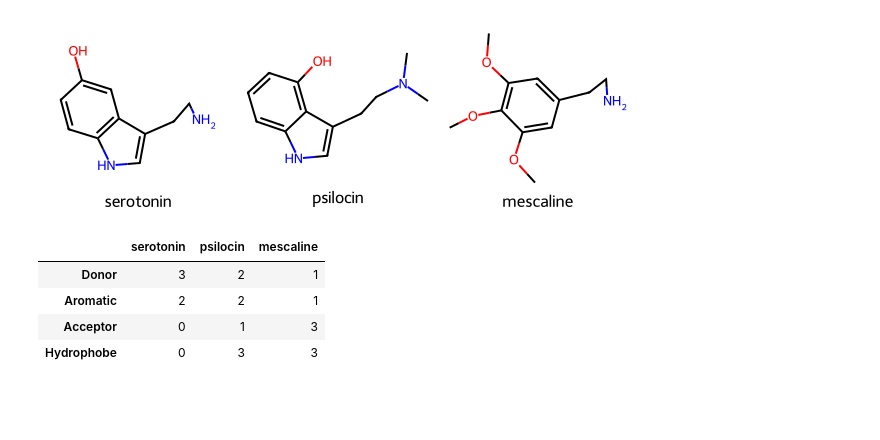
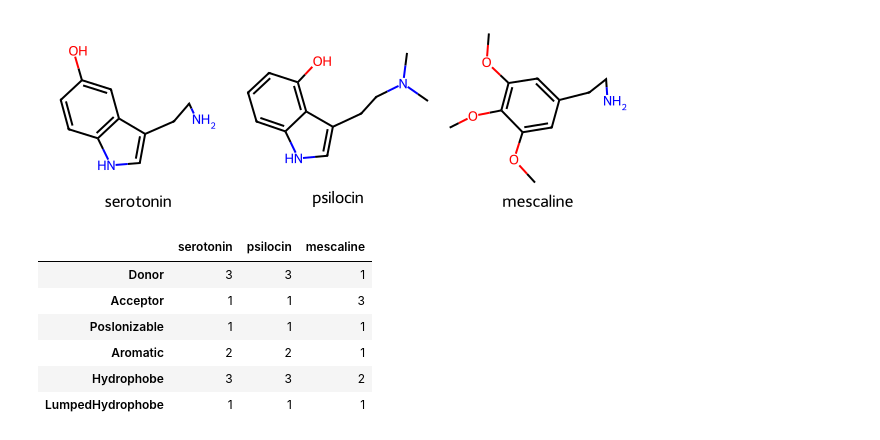
Before and after one commit to cair/ICML26_Supplemental, a Jupyter notebook: Paul/rough-work.ipynb, the cells around one changed output. Saved outputs shown, nothing was run; the diff lists cells and outputs as text; code cells hidden in the pictures; blank space fills up the shorter version.

```diff
--- a/Paul/rough-work.ipynb
+++ b/Paul/rough-work.ipynb
@@ -43,14 +45,19 @@ MolsToGridImage(mols=mols_noH, legends=mol_name)
 # %% [output]
 [figure]
 # %%
-pharm = Pharmacophore(features="default")
+# test default and rdkit pharmacophore features: "default" and "rdkit"
+PHARM_FEATURES = "rdkit"
+pharm = Pharmacophore(features=PHARM_FEATURES)
 
-# cab test this also -- presence/absence of pharmacophore features
+# can test this also -- presence/absence of pharmacophore features
+# simply binarized
 df = pharm.to_df(mols_noH, mol_name=mol_name)
 df
 # %% [output]
 |  | serotonin | psilocin | mescaline |
-| Donor | 3 | 2 | 1 |
+| Donor | 3 | 3 | 1 |
+| Acceptor | 1 | 1 | 3 |
+| PosIonizable | 1 | 1 | 1 |
 | Aromatic | 2 | 2 | 1 |
-| Acceptor | 0 | 1 | 3 |
-| Hydrophobe | 0 | 3 | 3 |
+| Hydrophobe | 3 | 3 | 2 |
+| LumpedHydrophobe | 1 | 1 | 1 |
```
Also changed, not shown: parts of 4 cells of this notebook, 2 other files.
